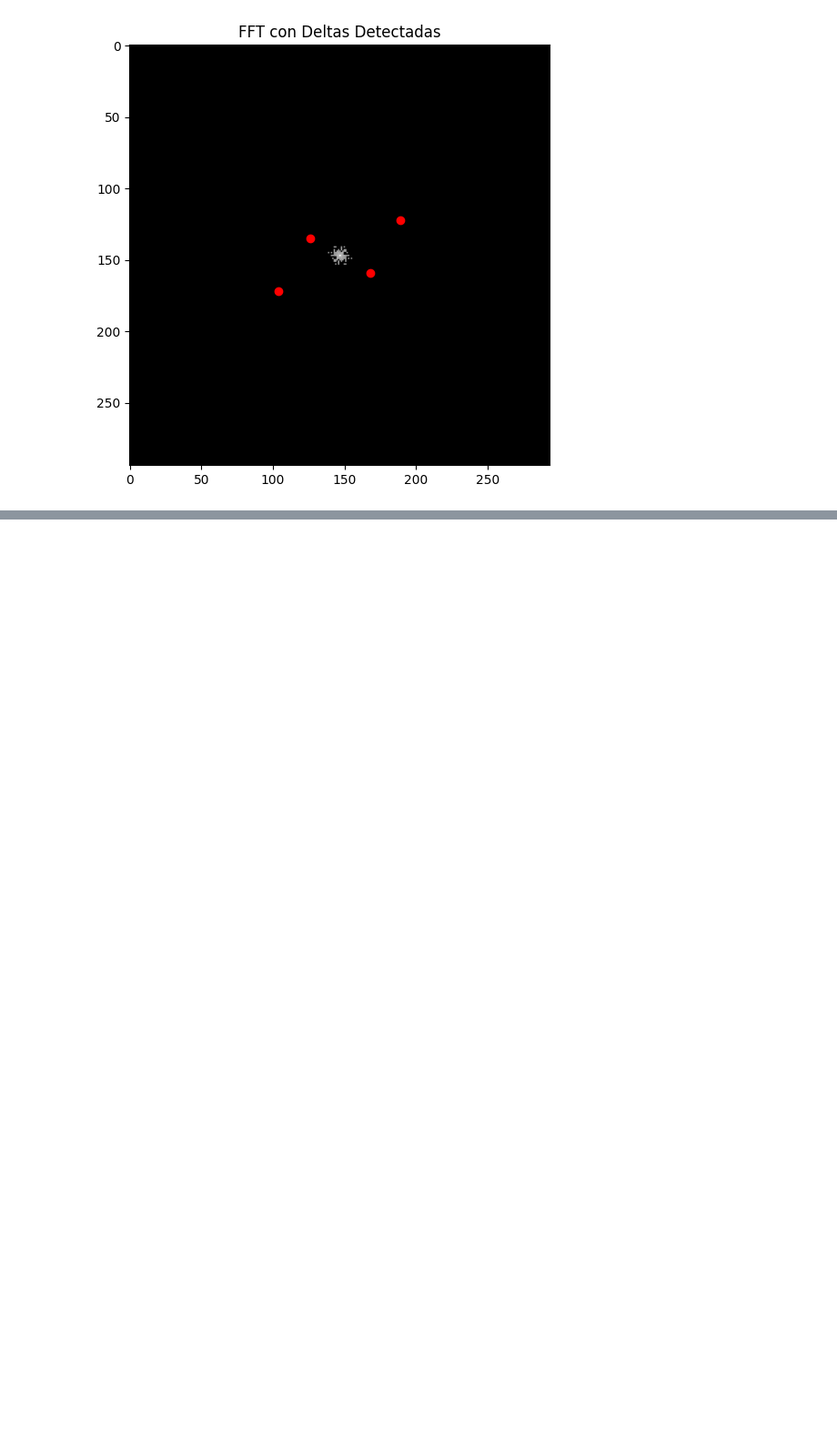
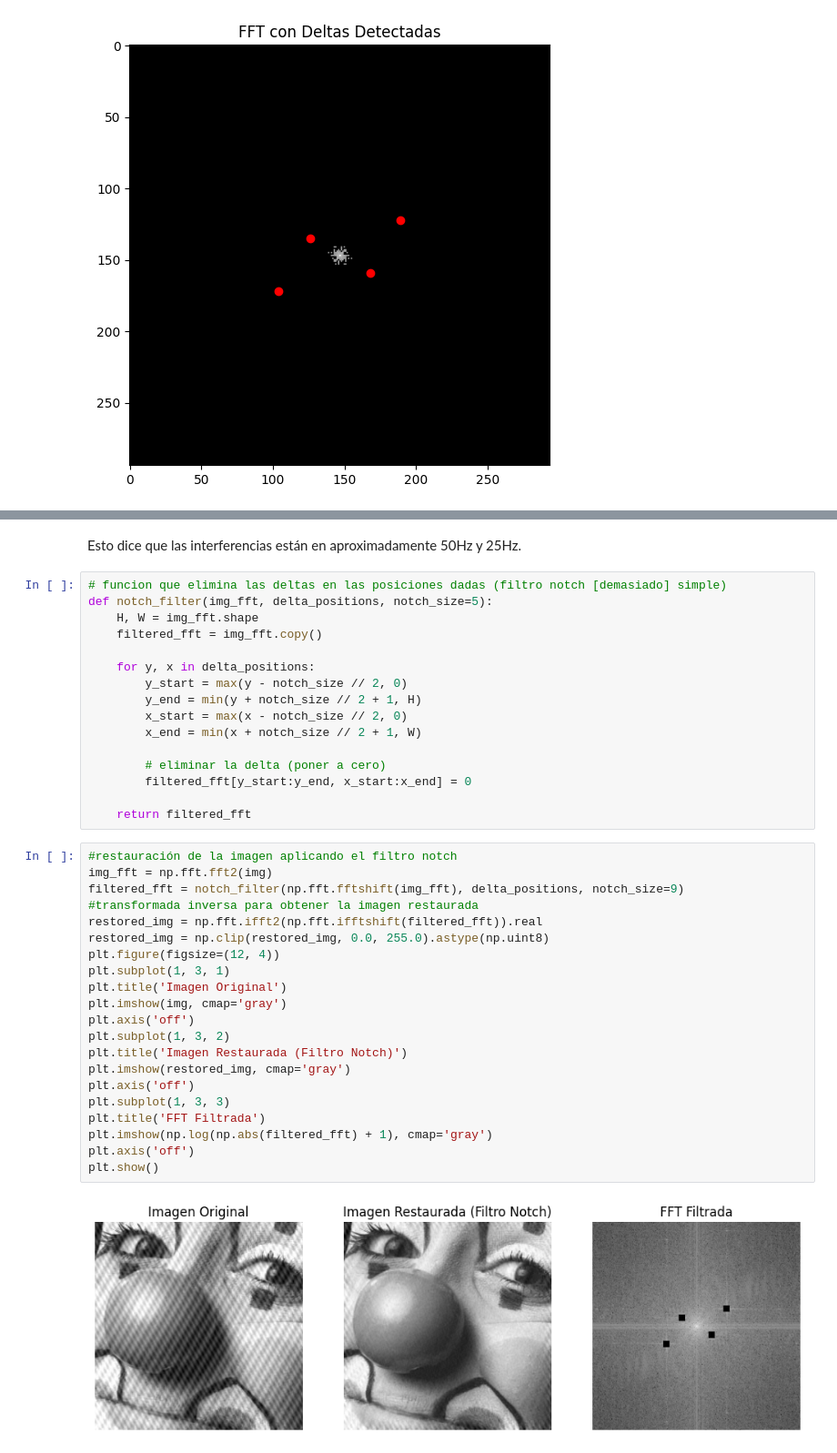
Before and after one commit to ProcDeImagenes-2025/TP5, a Jupyter notebook: tp5_code.ipynb, the cells around one changed output, grey strips where cells are left out. Shown at 91% size. Saved outputs shown, nothing was run; the diff lists cells and outputs as text; blank space fills up the shorter version.

```diff
--- a/tp5_code.ipynb
+++ b/tp5_code.ipynb
@@ -661,0 +633,41 @@ Mean Squared Error (MSE) entre la imagen original y la restaurada: 0.01512833032
+# %% [markdown]
+Esto dice que las interferencias están en aproximadamente 50Hz y 25Hz.
+# %%
+# funcion que elimina las deltas en las posiciones dadas (filtro notch [demasiado] simple)
+def notch_filter(img_fft, delta_positions, notch_size=5):
+    H, W = img_fft.shape
+    filtered_fft = img_fft.copy()
+
+    for y, x in delta_positions:
+        y_start = max(y - notch_size // 2, 0)
+        y_end = min(y + notch_size // 2 + 1, H)
+        x_start = max(x - notch_size // 2, 0)
+        x_end = min(x + notch_size // 2 + 1, W)
+
+        # eliminar la delta (poner a cero)
+        filtered_fft[y_start:y_end, x_start:x_end] = 0
+
+    return filtered_fft
+# %%
+#restauración de la imagen aplicando el filtro notch
+img_fft = np.fft.fft2(img)
+filtered_fft = notch_filter(np.fft.fftshift(img_fft), delta_positions, notch_size=9)
+#transformada inversa para obtener la imagen restaurada
+restored_img = np.fft.ifft2(np.fft.ifftshift(filtered_fft)).real
+restored_img = np.clip(restored_img, 0.0, 255.0).astype(np.uint8)
+plt.figure(figsize=(12, 4))
+plt.subplot(1, 3, 1)
+plt.title('Imagen Original')
+plt.imshow(img, cmap='gray')
+plt.axis('off')
+plt.subplot(1, 3, 2)
+plt.title('Imagen Restaurada (Filtro Notch)')
+plt.imshow(restored_img, cmap='gray')
+plt.axis('off')
+plt.subplot(1, 3, 3)
+plt.title('FFT Filtrada')
+plt.imshow(np.log(np.abs(filtered_fft) + 1), cmap='gray')
+plt.axis('off')
+plt.show()
+# %% [output]
+[figure, added]
```
Also changed, not shown: parts of 22 cells of this notebook.
